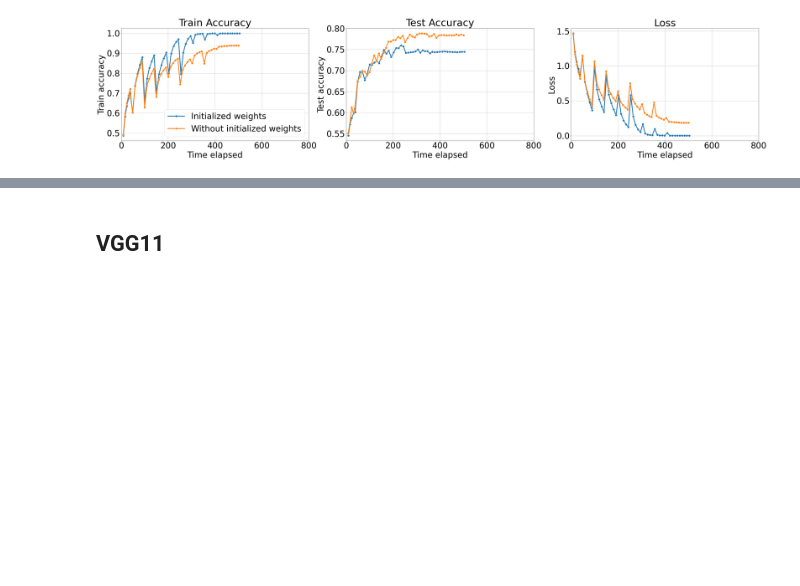
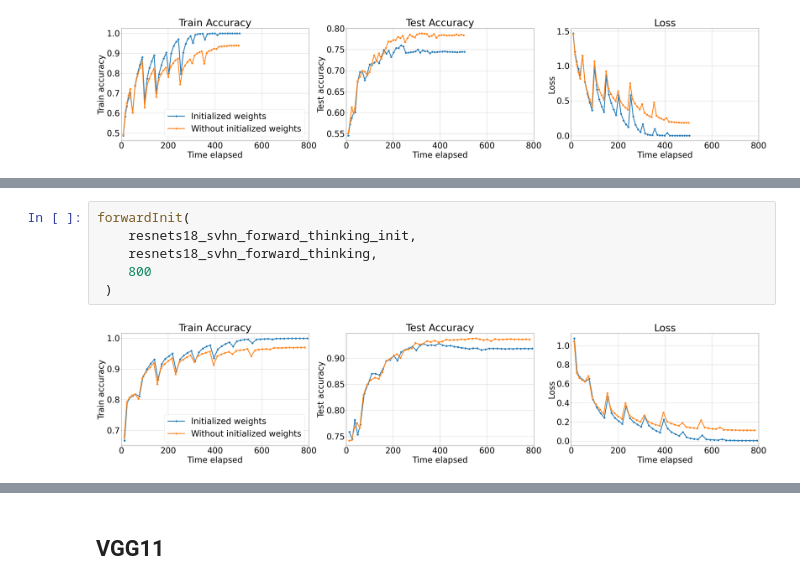
Before and after one commit to runnily/forward-thinking, a Jupyter notebook: forward-thinking-results.ipynb, the cells around one changed output, grey strips where cells are left out. Drawn from its saved outputs; the diff is of its cells as text; blank space fills up the shorter version.

```diff
--- a/forward-thinking-results.ipynb
+++ b/forward-thinking-results.ipynb
@@ -198,0 +224,8 @@ forwardVsBack(
+# %%
+forwardInit(
+    resnets18_svhn_forward_thinking_init,
+    resnets18_svhn_forward_thinking,
+    800
+ )
+# %% [output]
+[figure, added]
```
Also changed, not shown: parts of 13 cells of this notebook.
